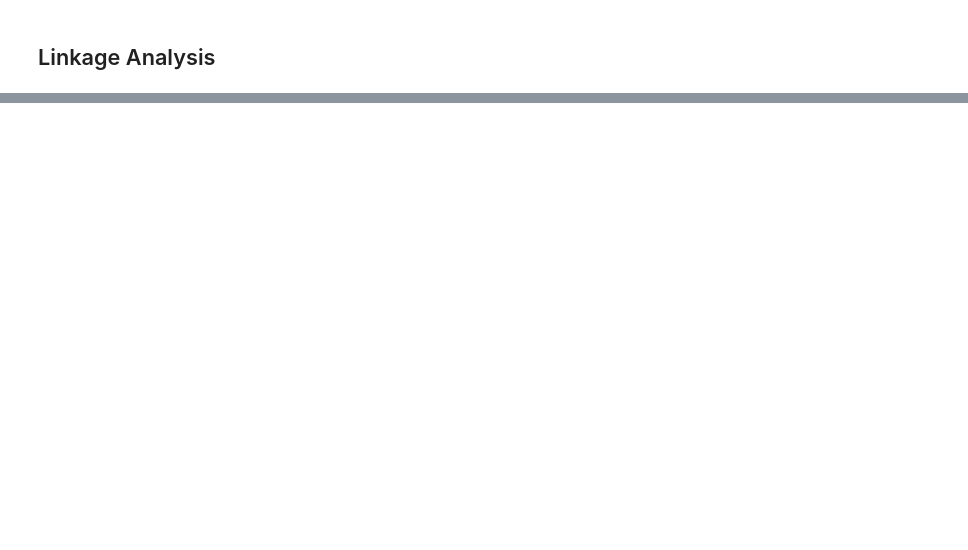
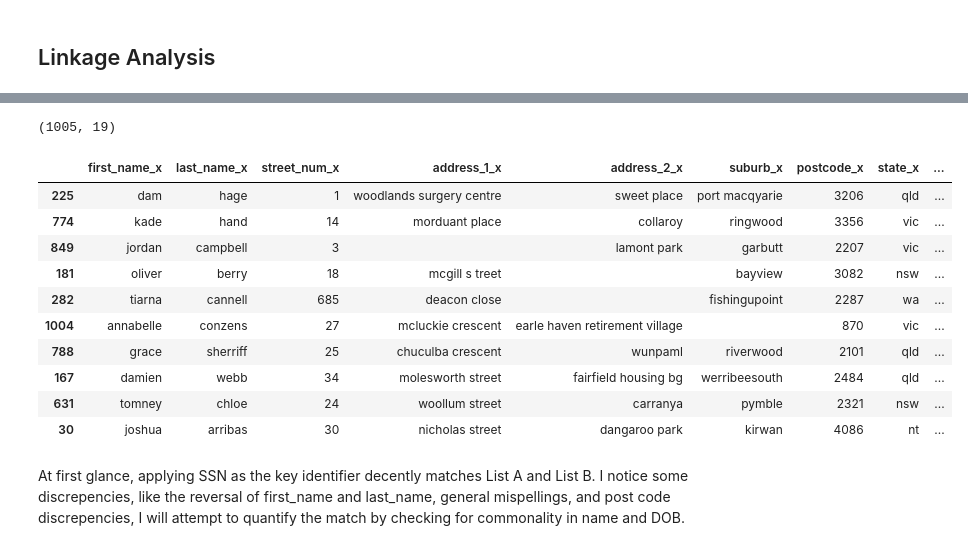
Before and after one commit to vhollingshead/da_skills_assessment, a Jupyter notebook: CPL_DA_Skills_Assessment.ipynb, the cells around one changed output, grey strips where cells are left out. Drawn from its saved outputs; the diff is of its cells as text; code cells hidden in the pictures; blank space fills up the shorter version.

```diff
--- a/CPL_DA_Skills_Assessment.ipynb
+++ b/CPL_DA_Skills_Assessment.ipynb
@@ -138,0 +306,32 @@ Sum of null values:
+# %%
+nsw_val = ["nsw", "nws", "nss", "nsq", "nse", "nww", "ndw"]
+vic_val = ["vic", "vci", "vix", "vid", "vco", "vfc", "fic"]
+qld_val = ["qld", "qdl", "qod", "qle"]
+wa_val  = ["wa", "wq", "aw"]
+sa_val  = ["sa", "sk", "sz", "sj"]
+tas_val = ["tas", "tsa", "as"]
+act_val = ["act"]
+nt_val  = ["nt", "ni", "st"]
+
+def state_mapping(state):
+    state = str(state).strip().lower()
+    if state in nsw_val:
+        return nsw_val[0]
+    elif state in vic_val:
+        return vic_val[0]
+    elif state in qld_val:
+        return qld_val[0]
+    elif state in wa_val:
+        return wa_val[0]
+    elif state in sa_val:
+        return sa_val[0]
+    elif state in tas_val:
+        return tas_val[0]
+    elif state in act_val:
+        return act_val[0]
+    elif state in nt_val:
+        return nt_val[0]
+    else:
+        return "blank"
+# %%
+link_testb_clean["state"] = link_testb_clean["state"].apply(state_mapping)
@@ -140,0 +436,22 @@ Sum of null values:
+# %%
+linkage_SSN = pd.merge(link_testb_clean, link_testa_df, how = "inner", on = "SSN")
+# %%
+print(linkage_SSN.shape)
+linkage_SSN.head(10)
+linkage_SSN.tail(10)
+linkage_SSN.sample(10)
+# %% [output]
+(1005, 19)
+|  | first_name_x | last_name_x | street_num_x | address_1_x | address_2_x | suburb_x | postcode_x | state_x | ... |
+| 225 | dam | hage | 1 | woodlands surgery centre | sweet place | port macqyarie | 3206 | qld | ... |
+| 774 | kade | hand | 14 | morduant place | collaroy | ringwood | 3356 | vic | ... |
+| 849 | jordan | campbell | 3 |  | lamont park | garbutt | 2207 | vic | ... |
+| 181 | oliver | berry | 18 | mcgill s treet |  | bayview | 3082 | nsw | ... |
+| 282 | tiarna | cannell | 685 | deacon close |  | fishingupoint | 2287 | wa | ... |
+| 1004 | annabelle | conzens | 27 | mcluckie crescent | earle haven retirement village |  | 870 | vic | ... |
+| 788 | grace | sherriff | 25 | chuculba crescent | wunpaml | riverwood | 2101 | qld | ... |
+| 167 | damien | webb | 34 | molesworth street | fairfield housing bg | werribeesouth | 2484 | qld | ... |
+| 631 | tomney | chloe | 24 | woollum street | carranya | pymble | 2321 | nsw | ... |
+| 30 | joshua | arribas | 30 | nicholas street | dangaroo park | kirwan | 4086 | nt | ... |
+# %% [markdown]
+At first glance, applying SSN as the key identifier decently matches List A and List B. I notice some discrepencies, like the reversal of first_name and last_name, general mispellings, and post code discrepencies, I will attempt to quantify the match by checking for commonality in name and DOB.
```
Also changed, not shown: parts of 34 cells of this notebook, 5 other files.
